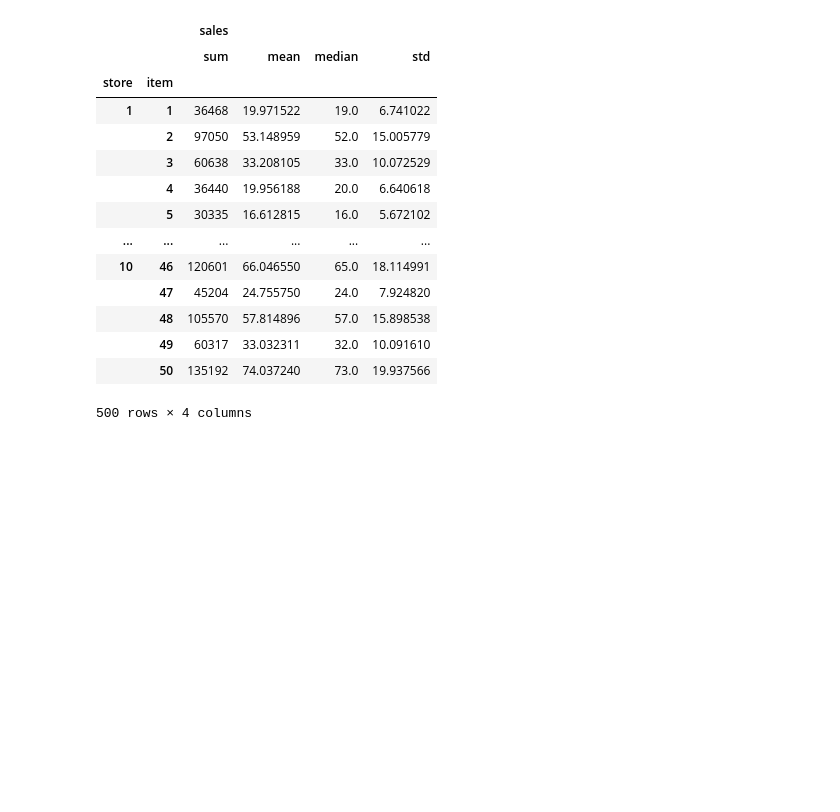
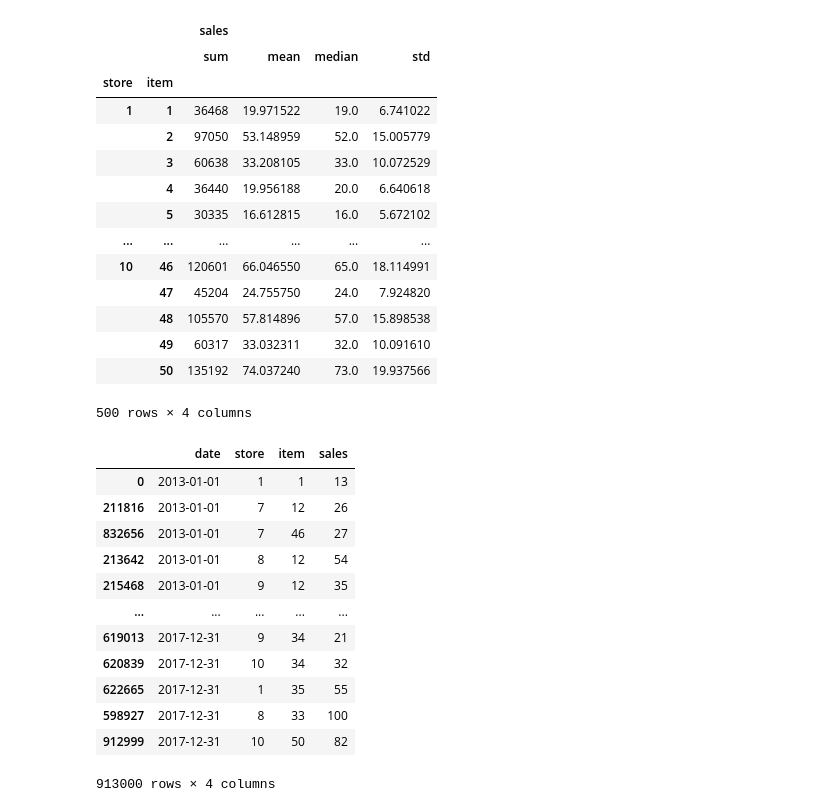
Before and after one commit to TenJit/StockForecastingRPA, a Jupyter notebook: main.ipynb, the cells around one changed output. Cells and saved outputs as stored; diff of their text form; code cells hidden in the pictures; blank space fills up the shorter version.

```diff
--- a/main.ipynb
+++ b/main.ipynb
@@ -71,3 +75,19 @@ train_df.groupby(["store", "item"]).agg({"sales": ["sum", "mean", "median", "std
 |  | 49 | 60317 | 33.032311 | 32.0 | 10.091610 |
 |  | 50 | 135192 | 74.037240 | 73.0 | 19.937566 |
 500 rows × 4 columns
+# %%
+train_df
+# %% [output]
+|  | date | store | item | sales |
+| 0 | 2013-01-01 | 1 | 1 | 13 |
+| 211816 | 2013-01-01 | 7 | 12 | 26 |
+| 832656 | 2013-01-01 | 7 | 46 | 27 |
+| 213642 | 2013-01-01 | 8 | 12 | 54 |
+| 215468 | 2013-01-01 | 9 | 12 | 35 |
+| ... | ... | ... | ... | ... |
+| 619013 | 2017-12-31 | 9 | 34 | 21 |
+| 620839 | 2017-12-31 | 10 | 34 | 32 |
+| 622665 | 2017-12-31 | 1 | 35 | 55 |
+| 598927 | 2017-12-31 | 8 | 33 | 100 |
+| 912999 | 2017-12-31 | 10 | 50 | 82 |
+913000 rows × 4 columns
```
Also changed, not shown: parts of 21 cells of this notebook.
